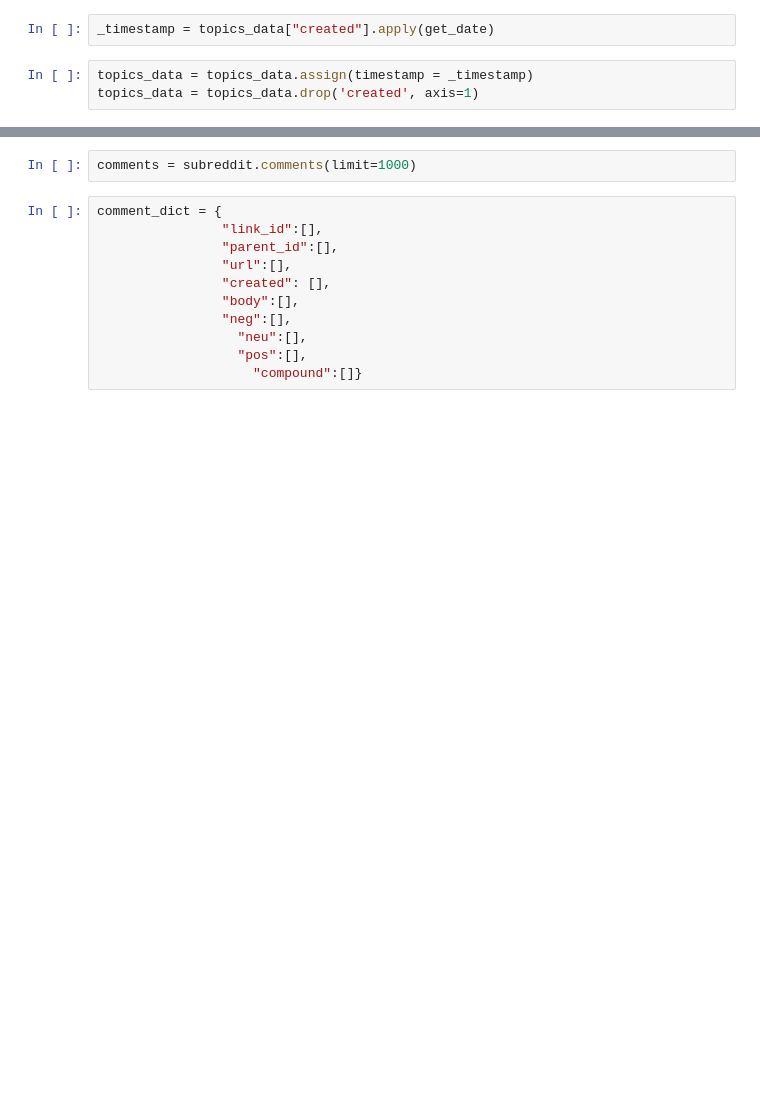
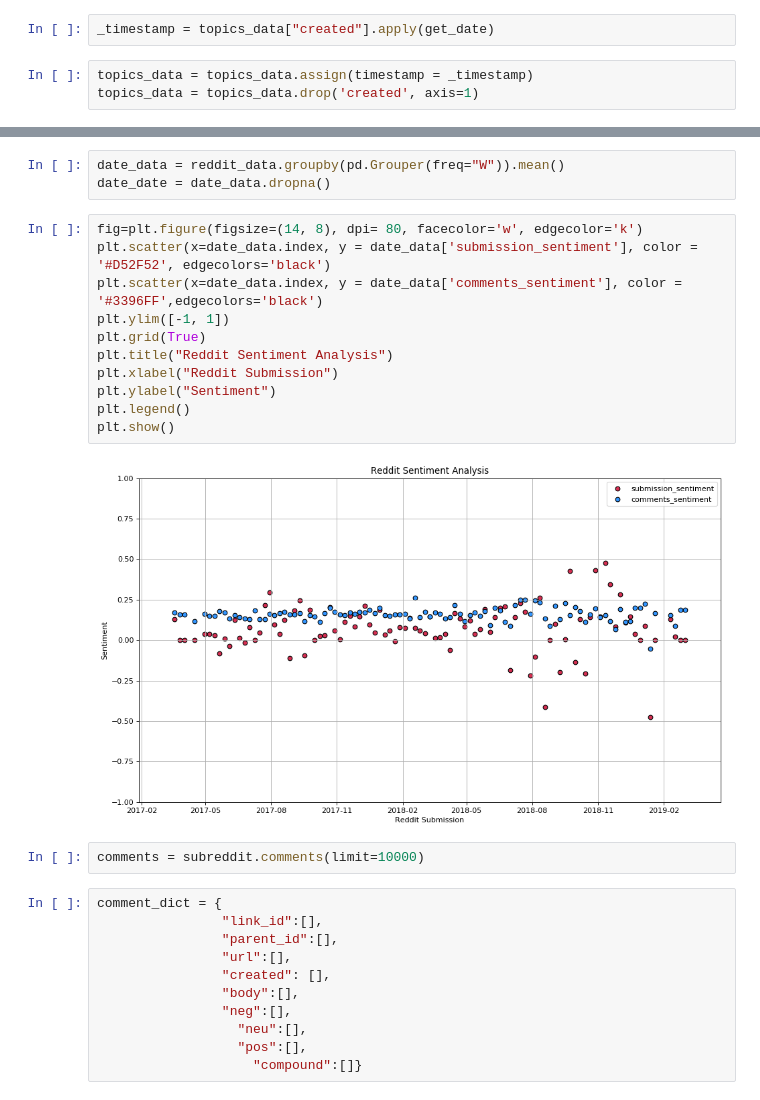
Before and after one commit to kyjohnson92/Sentiment_Analysis_Crypto, a Jupyter notebook: Reddit_Sentiment_Analysis.ipynb, the cells around one changed output, grey strips where cells are left out. Saved outputs shown, nothing was run; the diff lists cells and outputs as text; blank space fills up the shorter version.

```diff
--- a/Reddit_Sentiment_Analysis.ipynb
+++ b/Reddit_Sentiment_Analysis.ipynb
@@ -110,5 +112,21 @@ comment_compound
+# %%
+date_data = reddit_data.groupby(pd.Grouper(freq="W")).mean()
+date_date = date_data.dropna()
+# %%
+fig=plt.figure(figsize=(14, 8), dpi= 80, facecolor='w', edgecolor='k')
+plt.scatter(x=date_data.index, y = date_data['submission_sentiment'], color = '#D52F52', edgecolors='black')
+plt.scatter(x=date_data.index, y = date_data['comments_sentiment'], color = '#3396FF',edgecolors='black')
+plt.ylim([-1, 1])
+plt.grid(True)
+plt.title("Reddit Sentiment Analysis")
+plt.xlabel("Reddit Submission")
+plt.ylabel("Sentiment")
+plt.legend()
+plt.show()
+# %% [output]
+[figure, added]
 # %%
-comments = subreddit.comments(limit=1000)
+comments = subreddit.comments(limit=10000)
 # %%
 comment_dict = {
                 "link_id":[],
```
Also changed, not shown: parts of 12 cells of this notebook, 5 other files.
